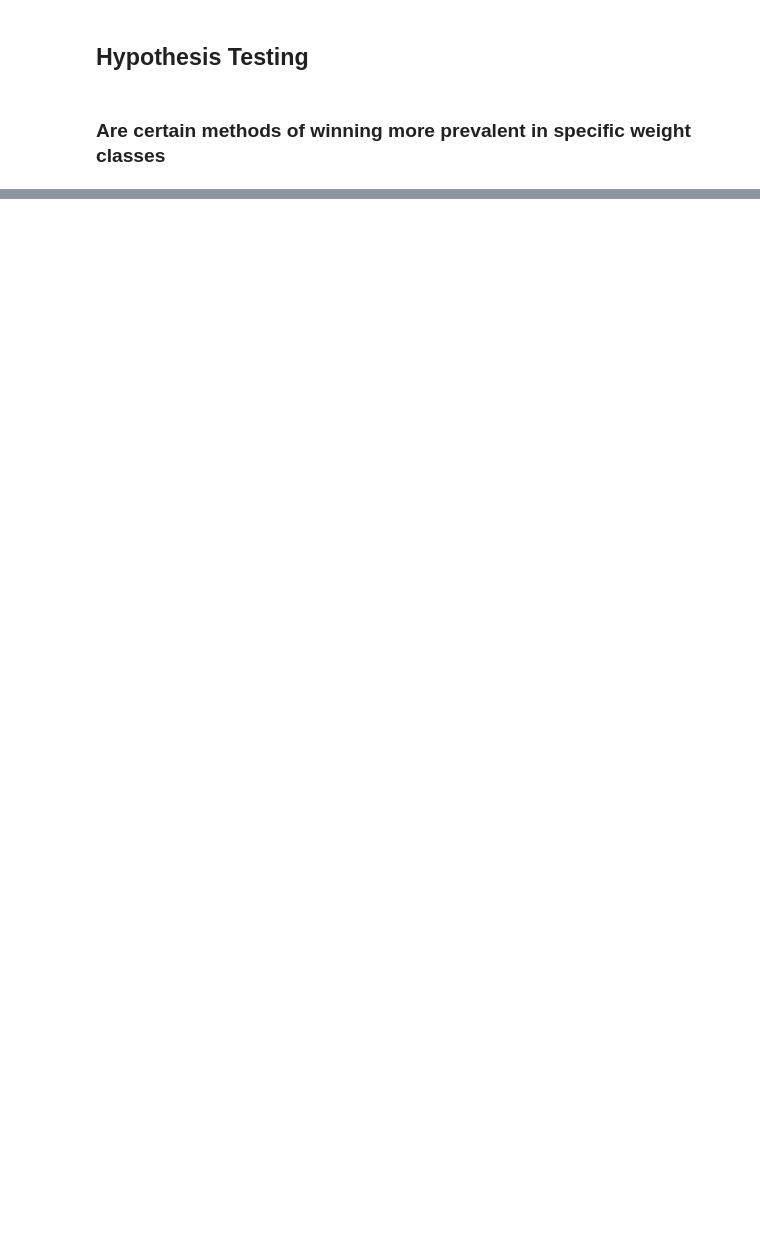
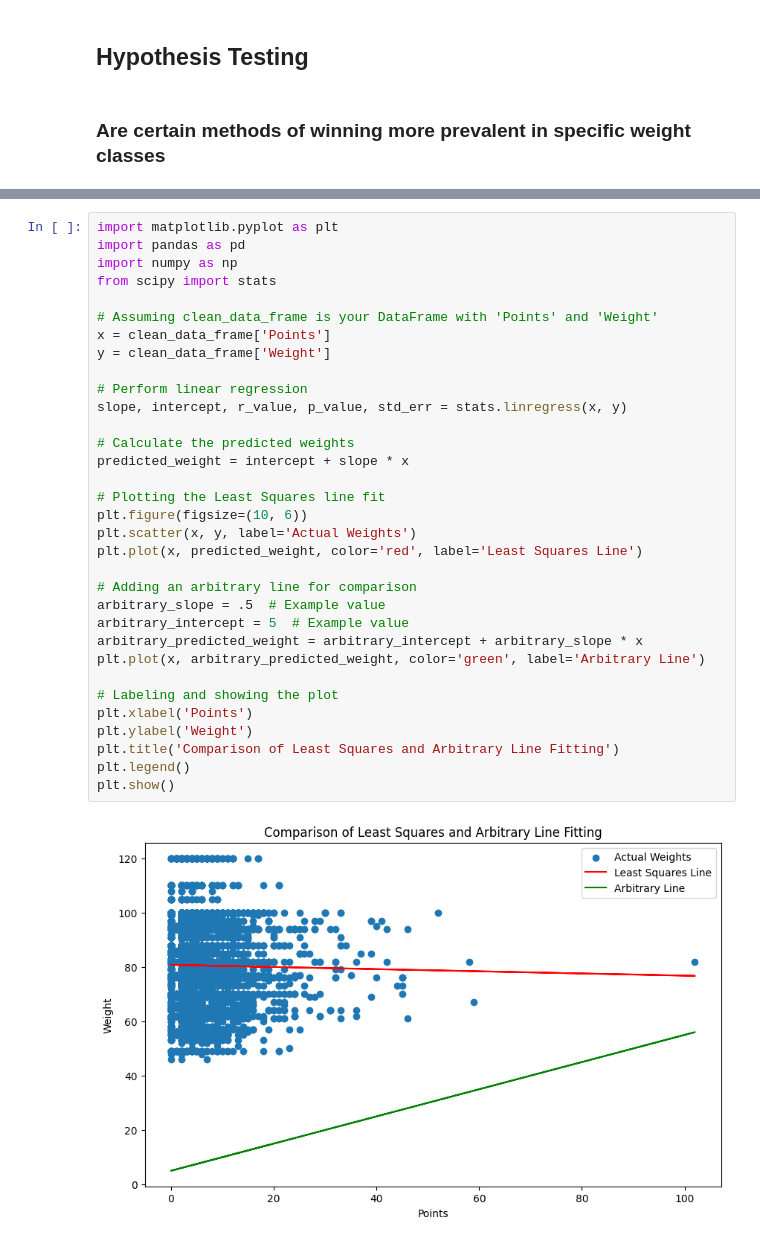
Before and after one commit to Martin-Melody/Data-Analytics-2023, a Jupyter notebook: project.ipynb, the cells around one changed output, grey strips where cells are left out. Saved outputs shown, nothing was run; the diff lists cells and outputs as text; blank space fills up the shorter version.

```diff
--- a/project.ipynb
+++ b/project.ipynb
@@ -681,0 +687,35 @@ List all the references and data sources used in your analysis.
+# %%
+import matplotlib.pyplot as plt
+import pandas as pd
+import numpy as np
+from scipy import stats
+
+# Assuming clean_data_frame is your DataFrame with 'Points' and 'Weight'
+x = clean_data_frame['Points']
+y = clean_data_frame['Weight']
+
+# Perform linear regression
+slope, intercept, r_value, p_value, std_err = stats.linregress(x, y)
+
+# Calculate the predicted weights
+predicted_weight = intercept + slope * x
+
+# Plotting the Least Squares line fit
+plt.figure(figsize=(10, 6))
+plt.scatter(x, y, label='Actual Weights')
+plt.plot(x, predicted_weight, color='red', label='Least Squares Line')
+
+# Adding an arbitrary line for comparison
+arbitrary_slope = .5  # Example value
+arbitrary_intercept = 5  # Example value
+arbitrary_predicted_weight = arbitrary_intercept + arbitrary_slope * x
+plt.plot(x, arbitrary_predicted_weight, color='green', label='Arbitrary Line')
+
+# Labeling and showing the plot
+plt.xlabel('Points')
+plt.ylabel('Weight')
+plt.title('Comparison of Least Squares and Arbitrary Line Fitting')
+plt.legend()
+plt.show()
+# %% [output]
+[figure, added]
```
Also changed, not shown: parts of 53 cells of this notebook.
